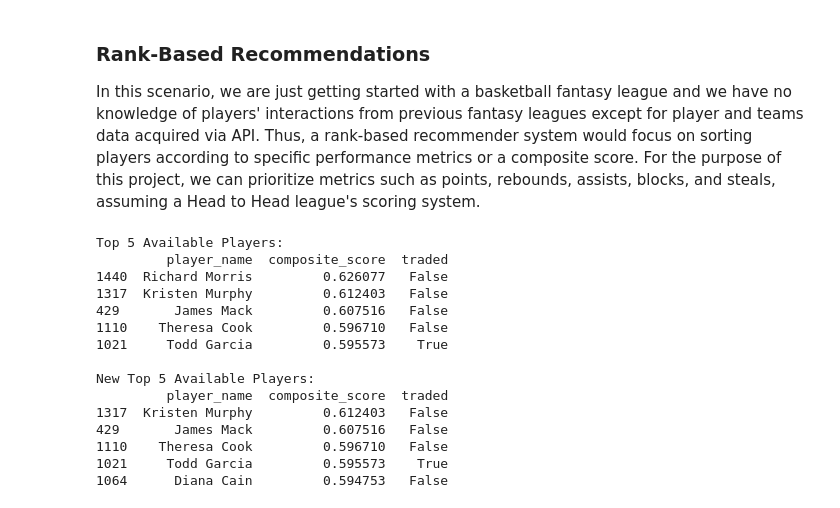
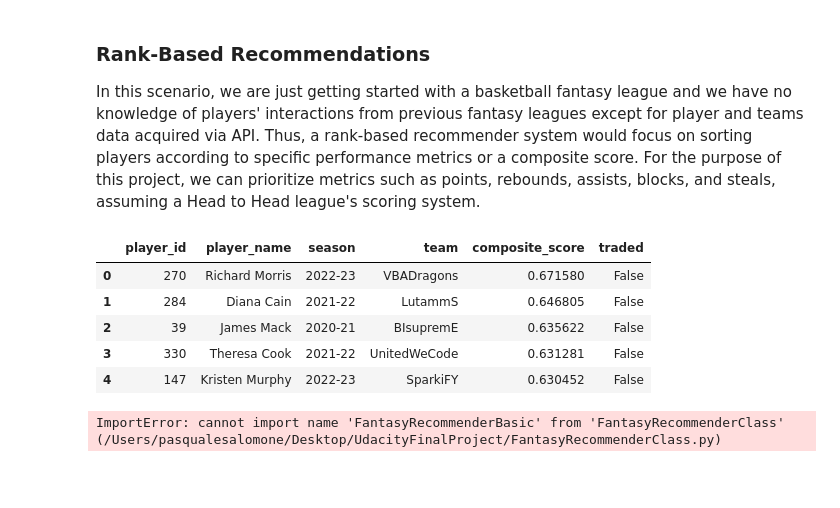
Before and after one commit to mrme77/Fantasy-League-Recommender, a Jupyter notebook: DataAnalysis.ipynb, the cells around one changed output. Drawn from its saved outputs; the diff is of its cells as text; code cells hidden in the pictures; blank space fills up the shorter version.

```diff
--- a/DataAnalysis.ipynb
+++ b/DataAnalysis.ipynb
@@ -182,3 +182,6 @@ In this scenario, we are just getting started with a basketball fantasy league a
 # %%
 # Adding a 'traded' feature: Check if a player changed teams
 df['traded'] = df.groupby('player_id')['team'].transform('nunique') > 1
+# %%
+# # Fill missing values
+df.fillna(0, inplace=True)
@@ -185,41 +248,18 @@ df['traded'] = df.groupby('player_id')['team'].transform('nunique') > 1
+# %%
+create_rank_based_recommendations(df)#.sort_values('composite_score',ascending=False)
+# %% [output]
+|  | player_id | player_name | season | team | composite_score | traded |
+| 0 | 270 | Richard Morris | 2022-23 | VBADragons | 0.671580 | False |
+| 1 | 284 | Diana Cain | 2021-22 | LutammS | 0.646805 | False |
+| 2 | 39 | James Mack | 2020-21 | BIsupremE | 0.635622 | False |
+| 3 | 330 | Theresa Cook | 2021-22 | UnitedWeCode | 0.631281 | False |
+| 4 | 147 | Kristen Murphy | 2022-23 | SparkiFY | 0.630452 | False |
 # %%
-from FantasyRecommenderClass import FantasyRecommender
-
-# Example usage:
-recommender = FantasyRecommender()
-stats_df = df  # Your stats DataFrame
-
-# Create initial rankings
-rankings = recommender.create_rank_based_recommendations(stats_df)
-
-# Get top 5 available players
-print("Top 5 Available Players:")
-recommendations = recommender.get_recommendations(rankings)
-print(recommendations[['player_name', 'composite_score', 'traded']])
-
-# Select a player
-player_id = recommendations.iloc[0]['player_id']
-recommender.select_player(player_id)
-
-# Get new recommendations (will exclude selected player)
-print("\nNew Top 5 Available Players:")
-new_recommendations = recommender.get_recommendations(rankings)
-print(new_recommendations[['player_name', 'composite_score', 'traded']])
+from FantasyRecommenderClass import FantasyRecommenderBasic
+recommender = FantasyRecommenderBasic(df)
+top_recommendations = recommender.create_rank_based_recommendations(top_n=5)
+print(top_recommendations)
 # %% [output]
-Top 5 Available Players:
-         player_name  composite_score  traded
-1440  Richard Morris         0.626077   False
-1317  Kristen Murphy         0.612403   False
-429       James Mack         0.607516   False
-1110    Theresa Cook         0.596710   False
-1021     Todd Garcia         0.595573    True
-
-New Top 5 Available Players:
-         player_name  composite_score  traded
-1317  Kristen Murphy         0.612403   False
-429       James Mack         0.607516   False
-1110    Theresa Cook         0.596710   False
-1021     Todd Garcia         0.595573    True
-1064      Diana Cain         0.594753   False
+ImportError: cannot import name 'FantasyRecommenderBasic' from 'FantasyRecommenderClass' (/Users/pasqualesalomone/Desktop/UdacityFinalProject/FantasyRecommenderClass.py)
 # %%
 # # Fill missing values
```
Also changed, not shown: parts of 7 cells of this notebook, 2 other files.
